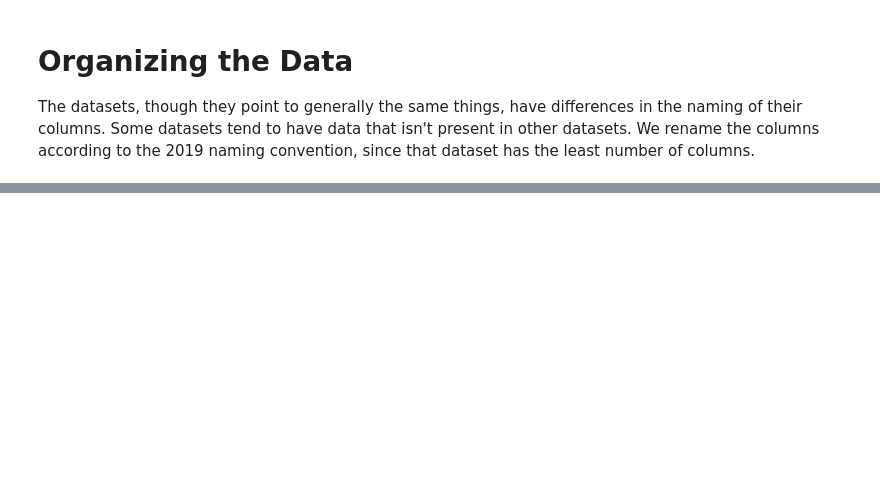
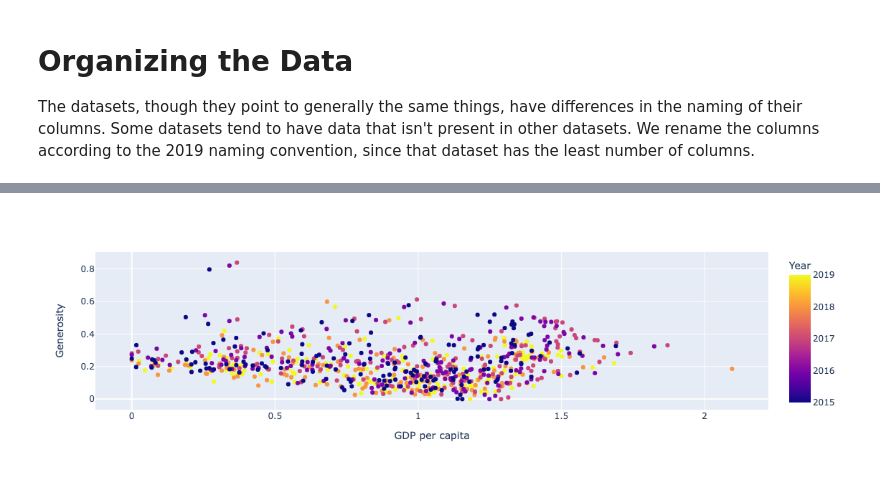
Before and after one commit to Matildasoric44/Country-and-Happiness-correlation-project, a Jupyter notebook: Project 1.ipynb, the cells around one changed output, grey strips where cells are left out. Cells and saved outputs as stored; diff of their text form; code cells hidden in the pictures; blank space fills up the shorter version.

```diff
--- a/Project 1.ipynb
+++ b/Project 1.ipynb
@@ -49,5 +53,6 @@ df_2015.head()
 column_renames_2016 = {"Happiness Score": "Score","Happiness Rank": "Overall Rank","Economy (GDP per Capita)": "GDP per capita", "Family": "Social support", "Freedom": "Freedom to make life choices", "Health (Life Expectancy)": "Healthy life expectancy", "Trust (Government Corruption)": "Perceptions of corruption"}
 df_2016.rename(columns=column_renames_2016, inplace=True)
 df_2016.drop(columns=["Region", "Lower Confidence Interval", "Upper Confidence Interval", "Dystopia Residual"], inplace=True)
-df_2016.columns
+df_2016["Year"] = 2016
+df_2016.head()
 # %% [output]
@@ -58,6 +65,7 @@ Index(['Country', 'Overall Rank', 'Score', 'GDP per capita', 'Social support',
 # %%
 column_renames_2017 = {"Happiness.Rank": "Overall Rank","Happiness.Score": "Score", "Economy..GDP.per.Capita.": "GDP per capita", "Family": "Social support", "Health..Life.Expectancy.": "Healthy life expectancy","Freedom": "Freedom to make life choices", "Trust..Government.Corruption.":"Perceptions of corruption"}
 df_2017.rename(columns=column_renames_2017, inplace=True)
-df_2017.drop(columns=["Whisker.high", "Whisker.low", "Dystopia.Residual"])
-df_2017.columns
+df_2017.drop(columns=["Whisker.high", "Whisker.low", "Dystopia.Residual"], inplace=True)
+df_2017["Year"] = 2017
+df_2017.head()
 # %% [output]
@@ -68,0 +78,4 @@ Index(['Country', 'Overall Rank', 'Score', 'Whisker.high', 'Whisker.low',
+# %%
+df_2018.rename(columns={"Country or region": "Country", "Overall rank": "Overall Rank" }, inplace=True)
+df_2018["Year"] =2018
+df_2018.columns
@@ -69,4 +87,7 @@ Index(['Country', 'Overall Rank', 'Score', 'Whisker.high', 'Whisker.low',
 # %%
-#we shall discuss this on Monday
-df_2020.columns
+countries_dfs = [df_2019, df_2018, df_2017, df_2016, df_2015]
+
+happiness_df = pd.concat(countries_dfs)
+
+happiness_df.info()
 # %% [output]
@@ -83,0 +175,3 @@ Index(['Country name', 'Regional indicator', 'Ladder score',
+# %%
+px.scatter(happiness_df, x="GDP per capita", y="Generosity", color="Year", hover_name="Country")
+# %% [output]
@@ -83,0 +179 @@ Index(['Country name', 'Regional indicator', 'Ladder score',
+[figure, added]
```
Also changed, not shown: parts of 18 cells of this notebook, 1 other file.
